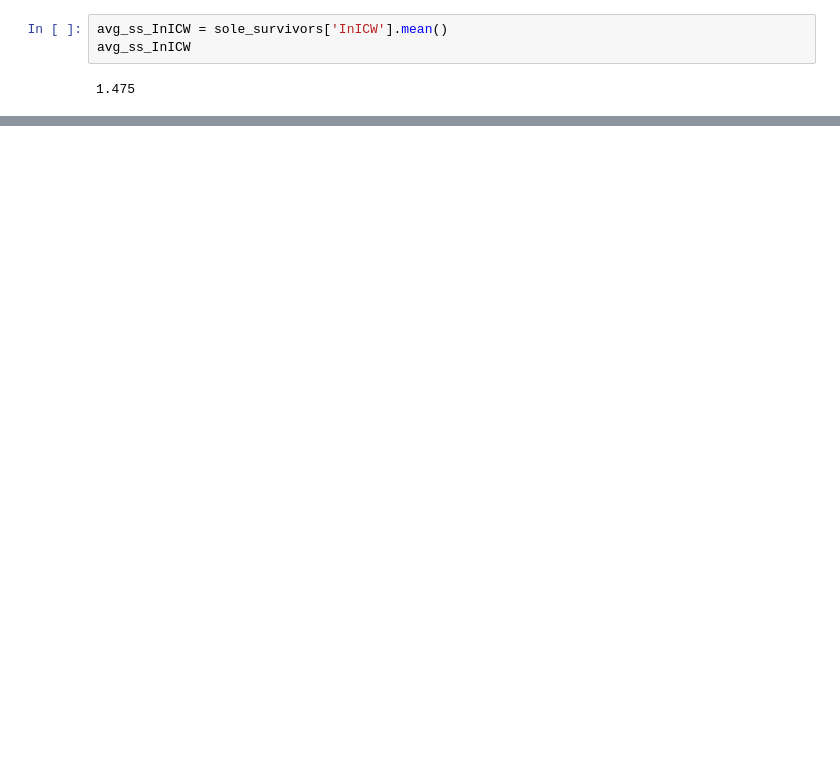
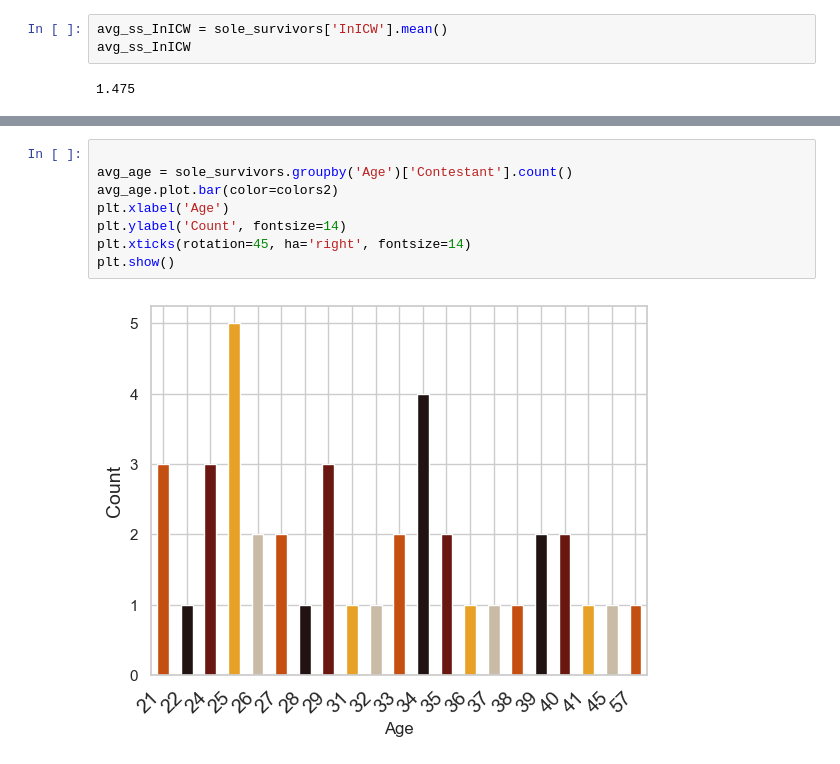
Before and after one commit to Erica-Exotica/DA8-capstone, a Jupyter notebook: notebook/CapstoneV2.ipynb, the cells around one changed output, grey strips where cells are left out. Drawn from its saved outputs; the diff is of its cells as text; blank space fills up the shorter version.

```diff
--- a/notebook/CapstoneV2.ipynb
+++ b/notebook/CapstoneV2.ipynb
@@ -3496,0 +3500,10 @@ avg_ss_InICW
+# %%
+
+avg_age = sole_survivors.groupby('Age')['Contestant'].count()
+avg_age.plot.bar(color=colors2)
+plt.xlabel('Age')
+plt.ylabel('Count', fontsize=14)
+plt.xticks(rotation=45, ha='right', fontsize=14)
+plt.show()
+# %% [output]
+[figure, added]
```
Also changed, not shown: parts of 28 cells of this notebook.
